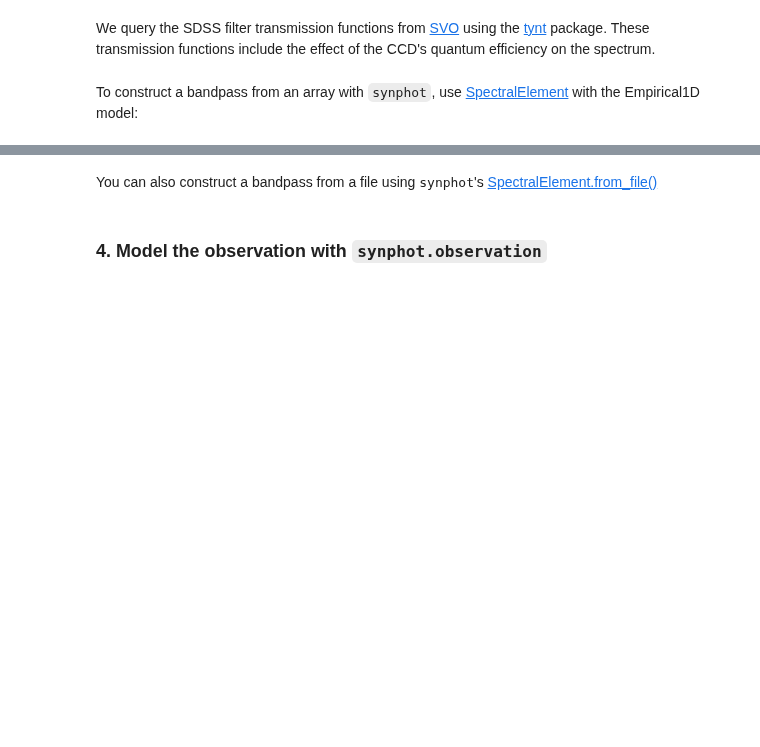
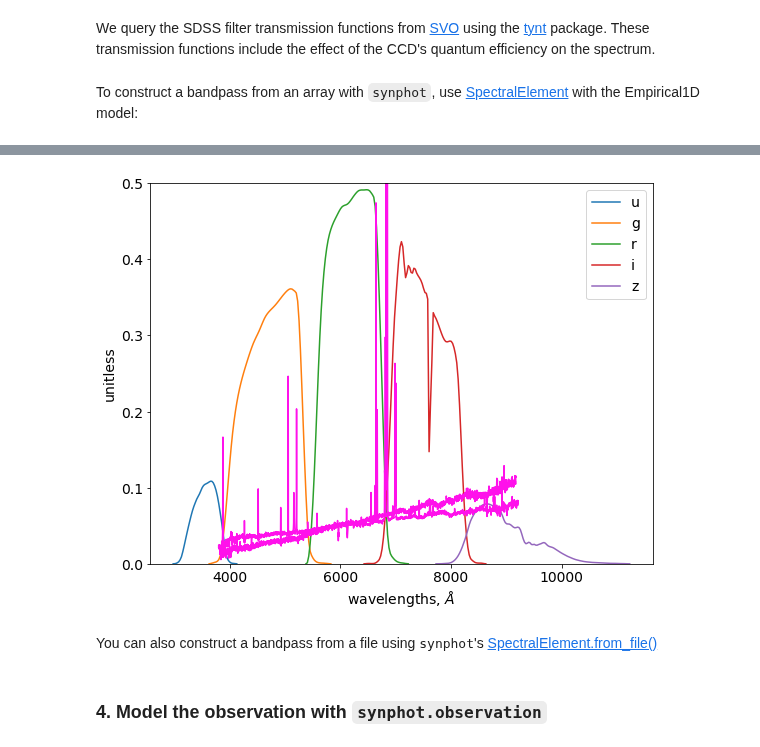
Before and after one commit to tcjansen/GSoC, a Jupyter notebook: empirical_photometry.ipynb, the cells around one changed output, grey strips where cells are left out. Drawn from its saved outputs; the diff is of its cells as text; code cells hidden in the pictures; blank space fills up the shorter version.

```diff
--- a/empirical_photometry.ipynb
+++ b/empirical_photometry.ipynb
@@ -86,6 +103,7 @@ sdss_bands = ['u', 'g', 'r', 'i', 'z']
 
 f = tynt.FilterGenerator()
 
+fig = plt.figure(figsize=(9, 7))
 bandpasses = {}
 for band in sdss_bands:
     filt = f.download_true_transmittance('SLOAN/SDSS.' + band)
@@ -95,5 +113,18 @@ for band in sdss_bands:
     bandpasses[band] = bp
 
     plt.plot(bp.waveset, bp(bp.waveset), label=band)
+
+# plot one of the normalized spectra on top
+waves = spectrum.waveset
+waves2 = spectrum2.waveset
+plt.plot(waves, spectrum(waves)/(20 * np.median(spectrum(waves))),
+         color='#FF11EB')
+plt.plot(waves2, spectrum2(waves2)/(20 * np.median(spectrum2(waves2))),
+         color='#FF11EB')
+
+plt.xlabel('wavelengths, $\AA$')
+plt.ylabel('unitless')
 plt.legend(loc='upper right')
+plt.ylim(0, 0.5)
 plt.show()
+# %% [output]
@@ -100,3 +136,4 @@ plt.show()
+[figure, added]
 # %% [markdown]
 You can also construct a bandpass from a file using <tt>synphot</tt>'s <a href="https://synphot.readthedocs.io/en/latest/api/synphot.spectrum.SpectralElement.html#synphot.spectrum.SpectralElement.from_file">SpectralElement.from_file()</a>
 # %% [markdown]
```
Also changed, not shown: parts of 13 cells of this notebook.
